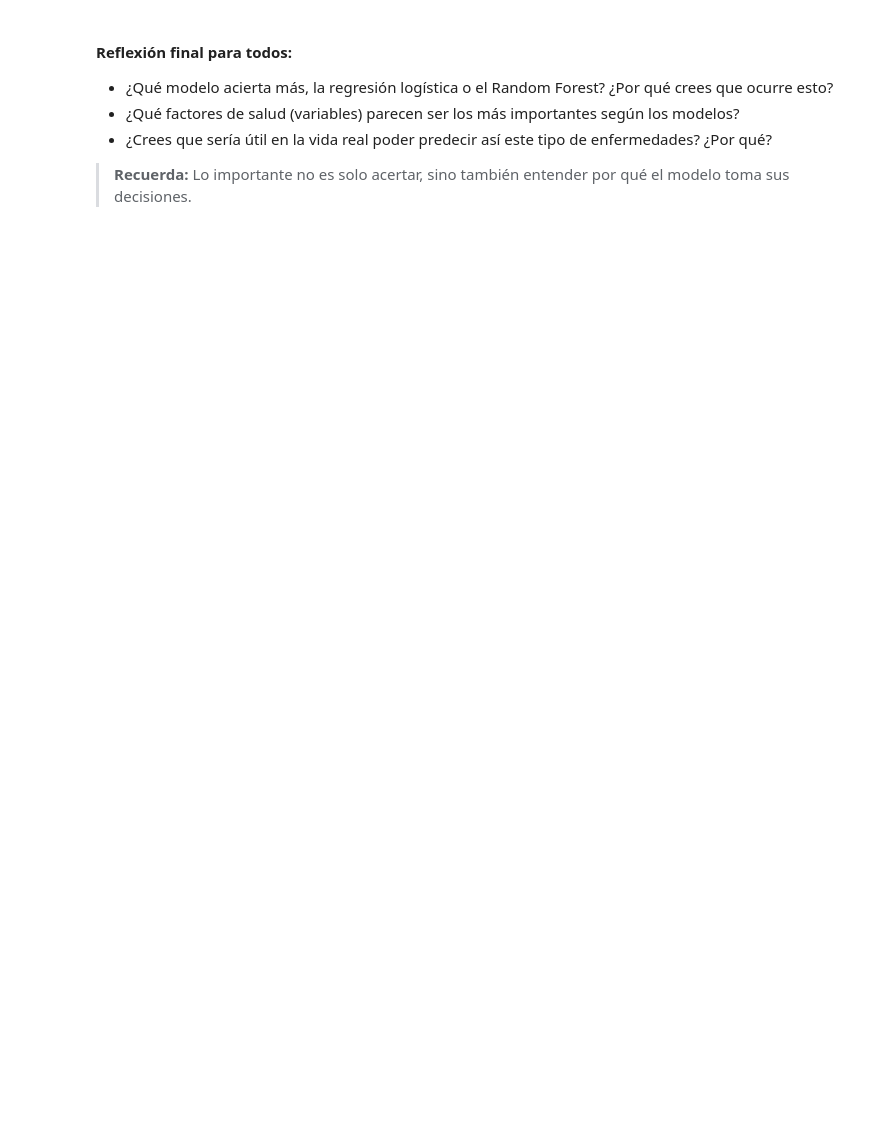
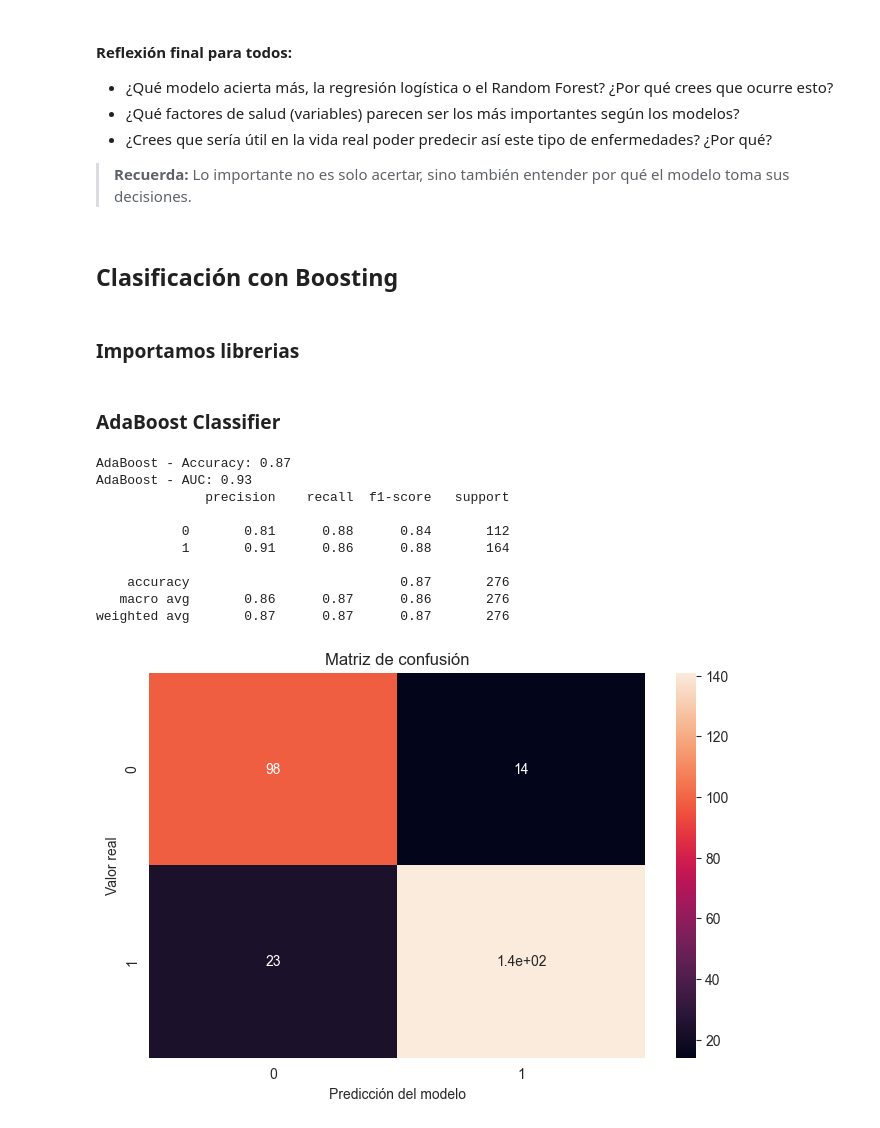
Before and after one commit to jafprofesor/IFCD093PO, a Jupyter notebook: 2025-10-28/Heart_Failure_Prediction_Dataset–Clasificación.ipynb, the cells around one changed output. Cells and saved outputs as stored; diff of their text form; code cells hidden in the pictures; blank space fills up the shorter version.

```diff
--- a/2025-10-28/Heart_Failure_Prediction_Dataset–Clasificación.ipynb
+++ b/2025-10-28/Heart_Failure_Prediction_Dataset–Clasificación.ipynb
@@ -133,3 +204,55 @@ print('Random Forest AUC:', roc_auc_score(y_test, rf.predict_proba(X_test)[:,1])
 - ¿Crees que sería útil en la vida real poder predecir así este tipo de enfermedades? ¿Por qué?
 
 > **Recuerda:** Lo importante no es solo acertar, sino también entender por qué el modelo toma sus decisiones.
+# %% [markdown]
+## Clasificación con Boosting
+# %% [markdown]
+### Importamos librerias
+# %%
+# Manipulación y visualización de datos
+import numpy as np
+import pandas as pd
+import matplotlib.pyplot as plt
+import seaborn as sns
+
+# Modelos de boosting y métricas
+from sklearn.ensemble import AdaBoostClassifier, GradientBoostingClassifier
+from sklearn.metrics import  r2_score, classification_report, confusion_matrix
+
+import xgboost as xgb
+import lightgbm as lgb
+import warnings
+warnings.filterwarnings('ignore')  # Para no ver mensajes de advertencia
+# Configuración de gráficos
+sns.set_style('whitegrid')
+plt.rcParams['figure.figsize'] = (8, 5)
+# %% [markdown]
+### AdaBoost Classifier
+# %%
+ada_dia = AdaBoostClassifier(n_estimators=50, random_state=42)
+ada_dia.fit(X_train, y_train)
+y_dia_pred_ada = ada_dia.predict(X_test)
+acc_dia_ada = accuracy_score(y_test, y_dia_pred_ada)
+auc_dia_ada = roc_auc_score(y_test, ada_dia.predict_proba(X_test)[:,1])
+print(f'AdaBoost - Accuracy: {acc_dia_ada:.2f}')
+print(f'AdaBoost - AUC: {auc_dia_ada:.2f}')
+print(classification_report(y_test, y_dia_pred_ada))
+
+# Mostramos la matriz de confusión: cuántos aciertos y errores
+sns.heatmap(confusion_matrix(y_test, y_dia_pred_ada), annot=True)
+plt.title('Matriz de confusión')
+plt.xlabel('Predicción del modelo')
+plt.ylabel('Valor real')
+plt.show()
+# %% [output]
+AdaBoost - Accuracy: 0.87
+AdaBoost - AUC: 0.93
+              precision    recall  f1-score   support
+
+           0       0.81      0.88      0.84       112
+           1       0.91      0.86      0.88       164
+
+    accuracy                           0.87       276
+   macro avg       0.86      0.87      0.86       276
+weighted avg       0.87      0.87      0.87       276
+[figure, added]
```
Also changed, not shown: parts of 15 cells of this notebook.
